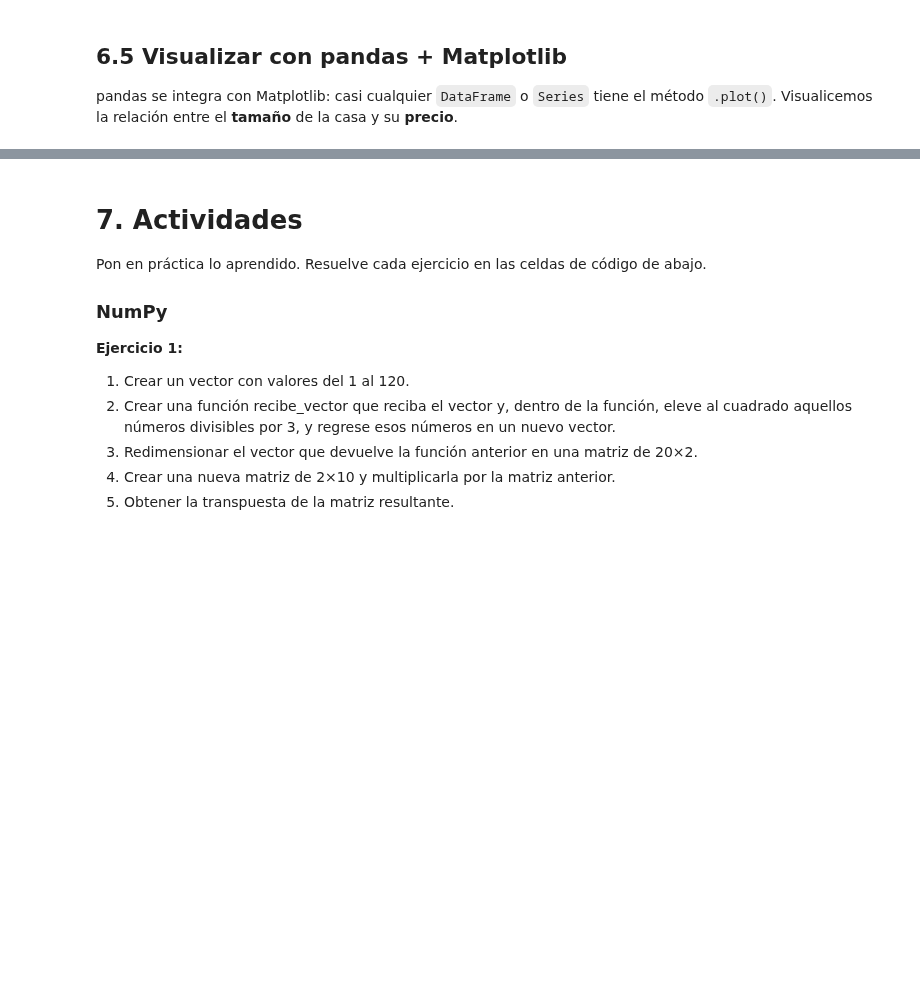
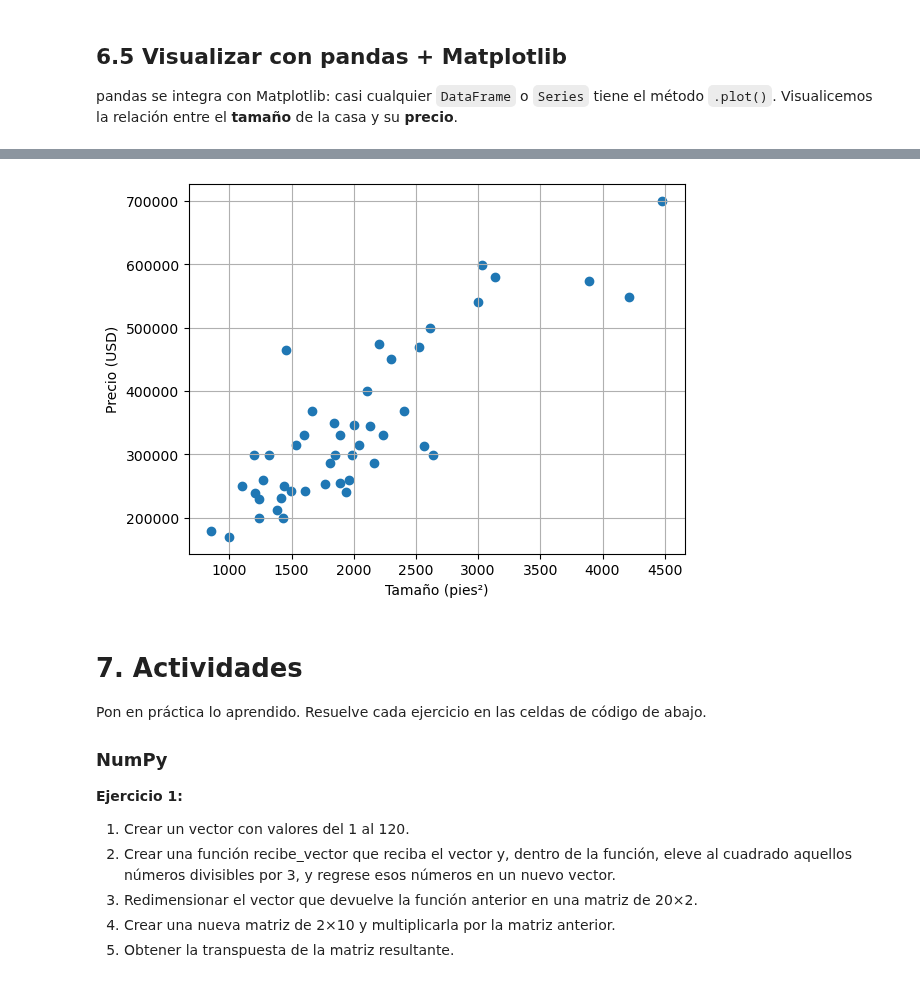
Before and after one commit to Santiago-CS/Procesamiento-de-datos, a Jupyter notebook: Inicial/0.3.- Repaso_Python_y_Librerías.ipynb, the cells around one changed output, grey strips where cells are left out. Cells and saved outputs as stored; diff of their text form; code cells hidden in the pictures; blank space fills up the shorter version.

```diff
--- a/Inicial/0.3.- Repaso_Python_y_Librerías.ipynb
+++ b/Inicial/0.3.- Repaso_Python_y_Librerías.ipynb
@@ -1406,0 +1779,3 @@ casas.head()
+# %%
+casas = pd.read_csv('housing_prices.csv', index_col =[1])
+casas.head()
@@ -1410,0 +1813,2 @@ casas.describe()
+# %%
+casas.reset_index(inplace=True)
@@ -1431,3 +1865,11 @@ plt.show()
+# %%
+plt.scatter(casas['size'].values, casas['price'].values)
+plt.xlabel('Tamaño (pies²)')
+plt.ylabel('Precio (USD)')
+plt.grid(True)
+plt.show()
+# %% [output]
+[figure, added]
 # %% [markdown]
 # 7. Actividades
 
```
Also changed, not shown: parts of 72 cells of this notebook, 2 other files.
